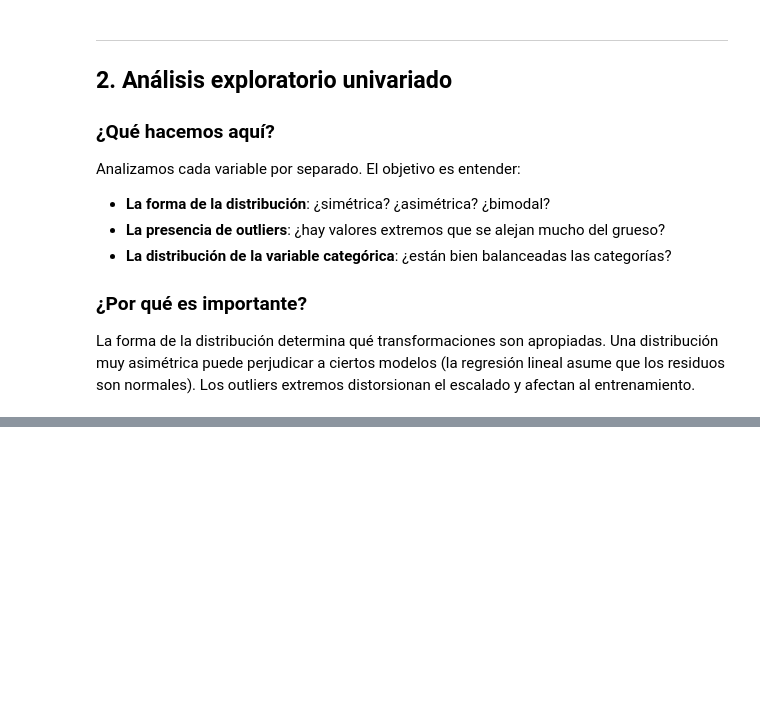
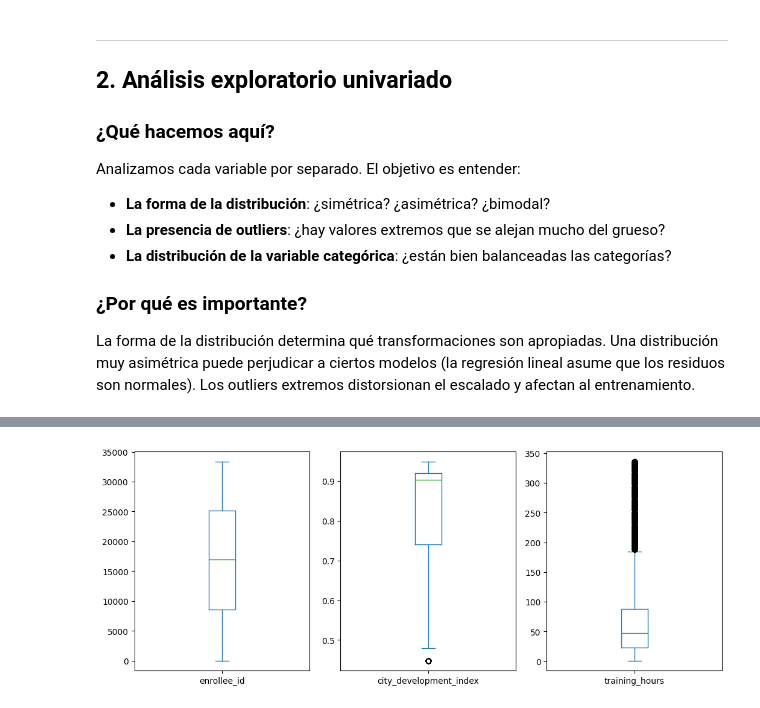
Before and after one commit to alejobgr99/lab-data-science-uniovi, a Jupyter notebook: actividad_final_micro.ipynb, the cells around one changed output, grey strips where cells are left out. Saved outputs shown, nothing was run; the diff lists cells and outputs as text; code cells hidden in the pictures; blank space fills up the shorter version.

```diff
--- a/actividad_final_micro.ipynb
+++ b/actividad_final_micro.ipynb
@@ -135,0 +138,2 @@ Target... casi parece 0-1, qué es?
+# %%
+cols_para_hist = data.drop(["target"], axis=1).select_dtypes(include='number').columns
@@ -135,0 +144,7 @@ Target... casi parece 0-1, qué es?
+# %%
+data[cols_para_hist].plot(kind="box", subplots=True, layout=(2,4),
+                         figsize=(14,8), sharey=False)
+plt.tight_layout()
+plt.show()
+# %% [output]
+[figure, added]
```
Also changed, not shown: parts of 10 cells of this notebook.
